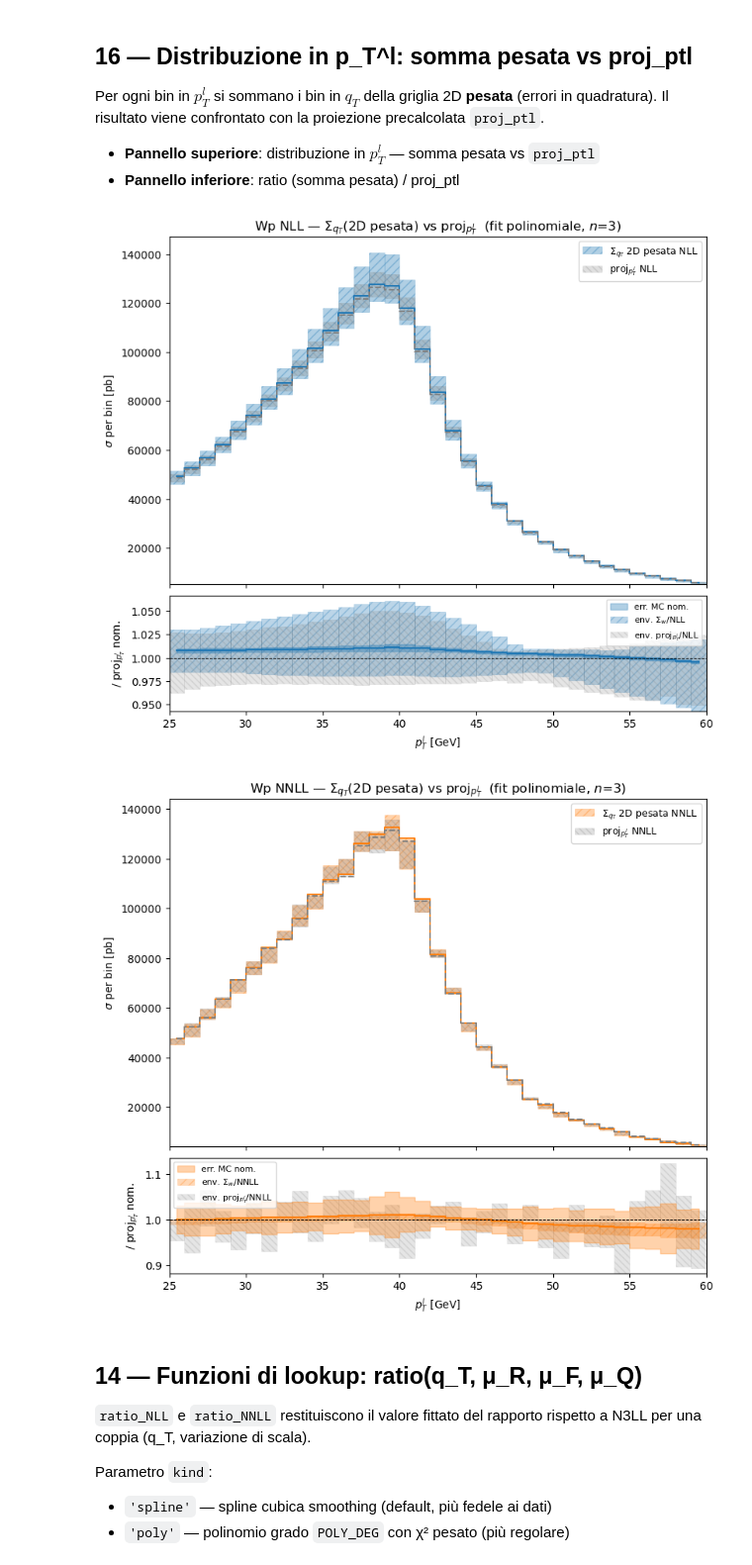
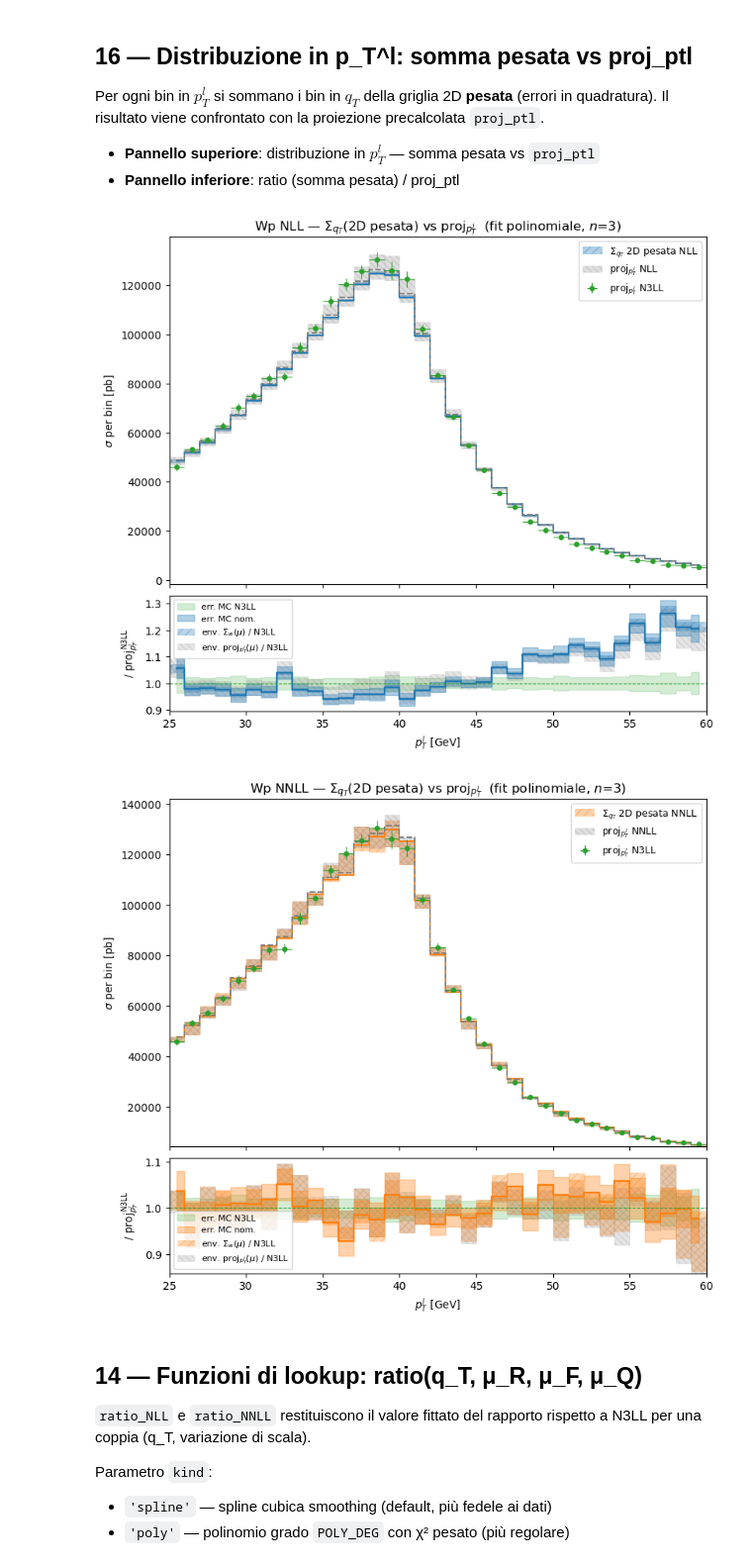
Before and after one commit to acmbulla/DYTurbo-results, a Jupyter notebook: analisi_dyturbo.ipynb, the cells around one changed output. Shown at 99% size. Drawn from its saved outputs; the diff is of its cells as text; code cells hidden in the pictures.

```diff
--- a/analisi_dyturbo.ipynb
+++ b/analisi_dyturbo.ipynb
@@ -1026,6 +1015,10 @@ precalcolata `proj_ptl`.
 # %%
 BOSON    = 'Wp'
 nom_base = "muF==1.0 and muQ==1.0 and muR==1.0"
+
+# ── N3LL proj_ptl (riferimento fisso per il ratio) ────────────────────────────
+pptl_n3ll = (df_pptl.query(f"boson=='{BOSON}' and order=='N3LL' and {nom_base}")
+             .set_index('ptl_lo').sort_index())
 
 for ORDER, color in [('NLL', 'C0'), ('NNLL', 'C1')]:
     nom_q = f"order=='{ORDER}' and {nom_base}"
@@ -1037,19 +1030,21 @@ for ORDER, color in [('NLL', 'C0'), ('NNLL', 'C1')]:
                        error_w=('error_w', lambda x: np.sqrt((x**2).sum())))
                   .sort_index())
 
-    # ── proj_ptl nominale ─────────────────────────────────────────────────────
+    # ── proj_ptl nominale (ordine corrente) ───────────────────────────────────
     pptl_nom = (df_pptl.query(f"boson=='{BOSON}' and {nom_q}")
                 .set_index('ptl_lo').sort_index())
 
-    common = sorted(set(sum_w.index) & set(pptl_nom.index))
+    common = sorted(set(sum_w.index) & set(pptl_nom.index) & set(pptl_n3ll.index))
     ptl_c  = pptl_nom.loc[common, 'ptl_center'].values
     w_arr  = (pptl_nom.loc[common, 'ptl_hi'] - np.array(common)).values
 
-    vw, ew = sum_w.loc[common,    'value_w'].values, sum_w.loc[common,    'error_w'].values
-    vp, ep = pptl_nom.loc[common, 'value'].values,  pptl_nom.loc[common, 'error'].values
+    vw,  ew  = sum_w.loc[common,    'value_w'].values, sum_w.loc[common,    'error_w'].values
+    vp,  ep  = pptl_nom.loc[common, 'value'].values,  pptl_nom.loc[common, 'error'].values
+    vn3, en3 = pptl_n3ll.loc[common, 'value'].values, pptl_n3ll.loc[common, 'error'].values
 
-    ratio     = vw / vp
-    ratio_err = ratio * np.sqrt((ew / vw)**2 + (ep / vp)**2)
+    # ── nominale ratio su N3LL e propagazione errore ──────────────────────────
+    ratio     = vw / vn3
+    ratio_err = ratio * np.sqrt((ew / vw)**2 + (en3 / vn3)**2)
 
     # ── envelope di scala: somma pesata ───────────────────────────────────────
     g_w  = (df2d_wp_weighted[df2d_wp_weighted.order == ORDER]
@@ -1063,74 +1058,77 @@ for ORDER, color in [('NLL', 'C0'), ('NNLL', 'C1')]:
     up_p = up_p.reindex(common).values
     lo_p = lo_p.reindex(common).values
 
-    # ── envelope ratio sum_w/proj scala per scala ─────────────────────────────
-    g_p = (df_pptl[(df_pptl.boson == BOSON) & (df_pptl.order == ORDER)]
-           [['muR', 'muF', 'muQ', 'ptl_lo', 'value']]
-           .rename(columns={'value': 'vp_sc'}))
+    # ── envelope sum_w(μ) / proj_ptl_N3LL ────────────────────────────────────
+    vn3_series = pd.Series(vn3, index=common)
     g_w2 = (df2d_wp_weighted[df2d_wp_weighted.order == ORDER]
             .groupby(['muR', 'muF', 'muQ', 'ptl_lo'])['value_w'].sum()
-            .reset_index().rename(columns={'value_w': 'vw_sc'}))
-    merged = g_w2.merge(g_p, on=['muR', 'muF', 'muQ', 'ptl_lo'])
-    merged['r'] = merged['vw_sc'] / merged['vp_sc']
-    g_rat = merged[merged['ptl_lo'].isin(common)].groupby('ptl_lo')['r']
+            .reset_index())
+    g_w2['r'] = g_w2['value_w'] / g_w2['ptl_lo'].map(vn3_series)
+    g_rat = g_w2[g_w2['ptl_lo'].isin(common)].groupby('ptl_lo')['r']
     up_r  = g_rat.max().reindex(common).values
     lo_r  = g_rat.min().reindex(common).values
 
-    # ── envelope proj_ptl(μ)/proj_ptl_nom nel pannello ratio ──────────────────
-    # mostra la banda di scala di proj_ptl normalizzata al suo nominale
-    proj_env_up = up_p / vp
-    proj_env_lo = lo_p / vp
+    # ── envelope proj_ptl(μ) / proj_ptl_N3LL ─────────────────────────────────
+    proj_env_up = up_p / vn3
+    proj_env_lo = lo_p / vn3
 
     # ── plot ──────────────────────────────────────────────────────────────────
     fig, (ax1, ax2) = plt.subplots(2, 1, figsize=(9, 8), sharex=True,
                                     gridspec_kw={'height_ratios': [3, 1], 'hspace': 0.05})
 
-    # pannello superiore
+    # pannello superiore — bande di scala
     ax1.bar(np.array(common), up_w - lo_w, bottom=lo_w,
             width=w_arr, align='edge', alpha=0.35, color=color,
             hatch='///', edgecolor=color, linewidth=0.4,
             label=rf'$\Sigma_{{q_T}}$ 2D pesata {ORDER}')
     ax1.bar(np.array(common), up_p - lo_p, bottom=lo_p,
             width=w_arr, align='edge', alpha=0.25, color='gray',
             hatch='\\\\\\\\', edgecolor='gray', linewidth=0.4,
             label=f'proj$_{{p_T^l}}$ {ORDER}')
-    ax1.step(ptl_c, vw, where='mid', color=color,  linewidth=1.4)
-    ax1.step(ptl_c, vp, where='mid', color='gray', linewidth=1.4, linestyle='--')
+    ax1.step(ptl_c, vw,  where='mid', color=color,  linewidth=1.4)
+    ax1.step(ptl_c, vp,  where='mid', color='gray', linewidth=1.4, linestyle='--')
+    # N3LL scatter
+    ax1.errorbar(ptl_c, vn3, yerr=en3, xerr=w_arr/2,
+                 fmt='o', markersize=4, color='C2', linewidth=0,
+                 elinewidth=0.8, capsize=0, label='proj$_{p_T^l}$ N3LL')
 
-    # pannello ratio — envelope sum_w/proj
+    # pannello ratio — banda MC incertezza N3LL (denominatore)
+    ax2.fill_between(ptl_c, 1 - en3/vn3, 1 + en3/vn3,
+                     step='mid', alpha=0.20, color='C2', label='err. MC N3LL')
+
+    # pannello ratio — envelope sum_w(μ)/N3LL
     ax2.bar(np.array(common), up_r - lo_r, bottom=lo_r,
             width=w_arr, align='edge', alpha=0.30, color=color,
             hatch='///', edgecolor=color, linewidth=0.4,
-            label=rf'env. $\Sigma_w$/{ORDER}')
+            label=rf'env. $\Sigma_w(\mu)$ / N3LL')
 
-    # pannello ratio — envelope proj_ptl(μ)/proj_ptl_nom
+    # pannello ratio — envelope proj_ptl(μ)/N3LL
     ax2.bar(np.array(common), proj_env_up - proj_env_lo, bottom=proj_env_lo,
             width=w_arr, align='edge', alpha=0.20, color='gray',
             hatch='\\\\\\\\', edgecolor='gray', linewidth=0.4,
-            label=f'env. proj$_{{p_T^l}}$/{ORDER}')
+            label='env. proj$_{p_T^l}(\mu)$ / N3LL')
 
-    # pannello ratio — nominale con banda MC
+    # pannello ratio — nominale con errore MC propagato
     ax2.step(ptl_c, ratio, where='mid', color=color, linewidth=1.6)
     ax2.fill_between(ptl_c, ratio - ratio_err, ratio + ratio_err,
                      step='mid', alpha=0.35, color=color, label='err. MC nom.')
-
 
     ax1.set_ylabel(r'$\sigma$ per bin [pb]')
     ax1.legend(fontsize=9)
     ax1.set_title(
         f'{BOSON} {ORDER} — $\\Sigma_{{q_T}}$(2D pesata) vs proj$_{{p_T^l}}$'
         f'  (fit polinomiale, $n$={POLY_DEG})'
     )
-    ax2.axhline(1, color='k', linewidth=0.7, linestyle='--')
+    ax2.axhline(1, color='C2', linewidth=0.8, linestyle='--')
     ax2.legend(fontsize=8, loc='best')
     ax2.set_xlabel(r'$p_T^l$ [GeV]')
-    ax2.set_ylabel(r'/ proj$_{p_T^l}$ nom.')
+    ax2.set_ylabel(r'/ proj$_{p_T^l}^{\,\mathrm{N3LL}}$')
     ax2.set_xlim(25, 60)
     plt.tight_layout()
     plt.show()
 # %% [output]
-[figure, old version]
+[figure, new version]
-[figure, old version]
+[figure, new version]
 # %% [markdown]
 ## 14 — Funzioni di lookup: ratio(q_T, μ_R, μ_F, μ_Q)
 
```
Also changed, not shown: parts of 5 cells of this notebook.
